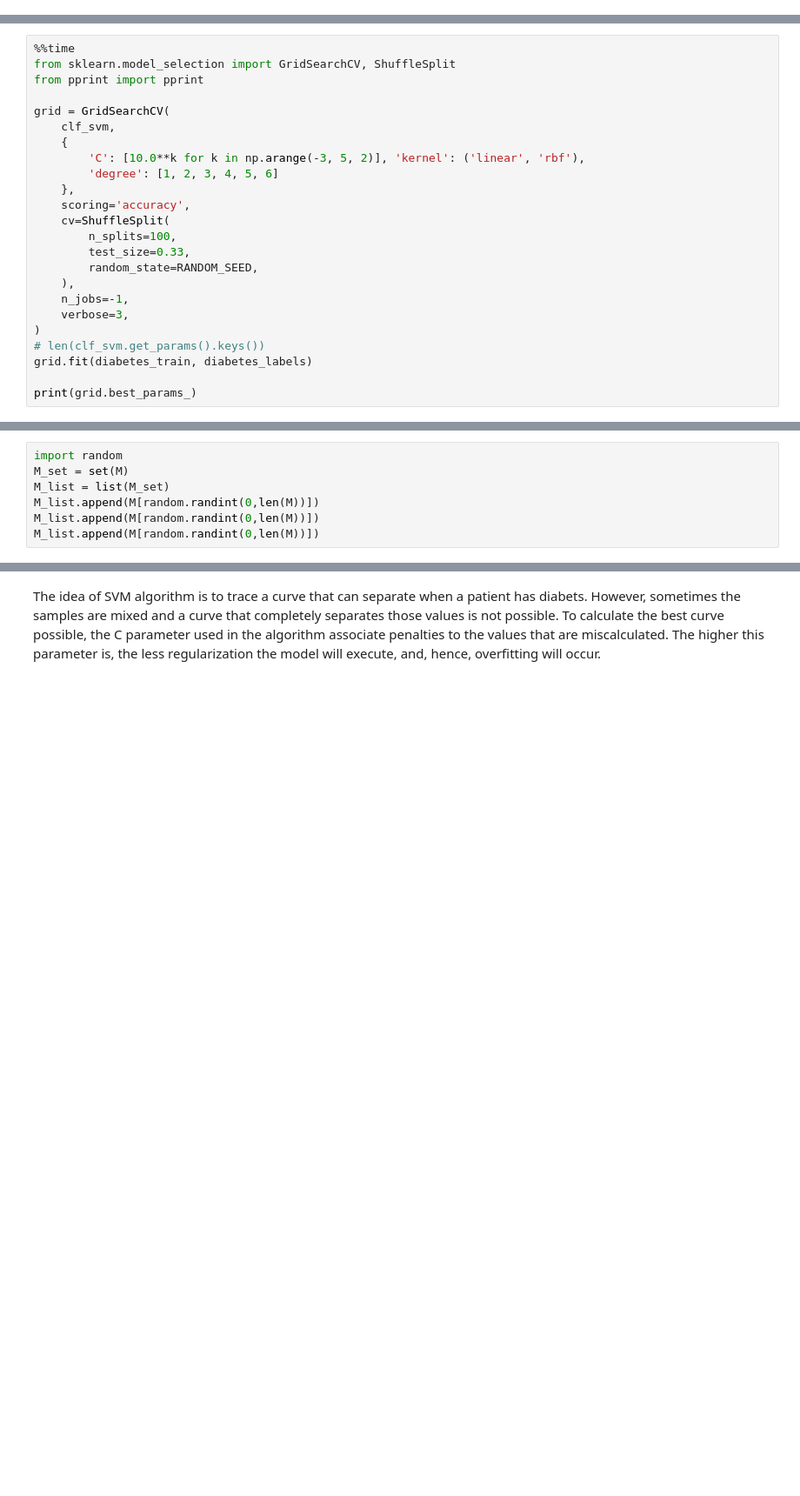
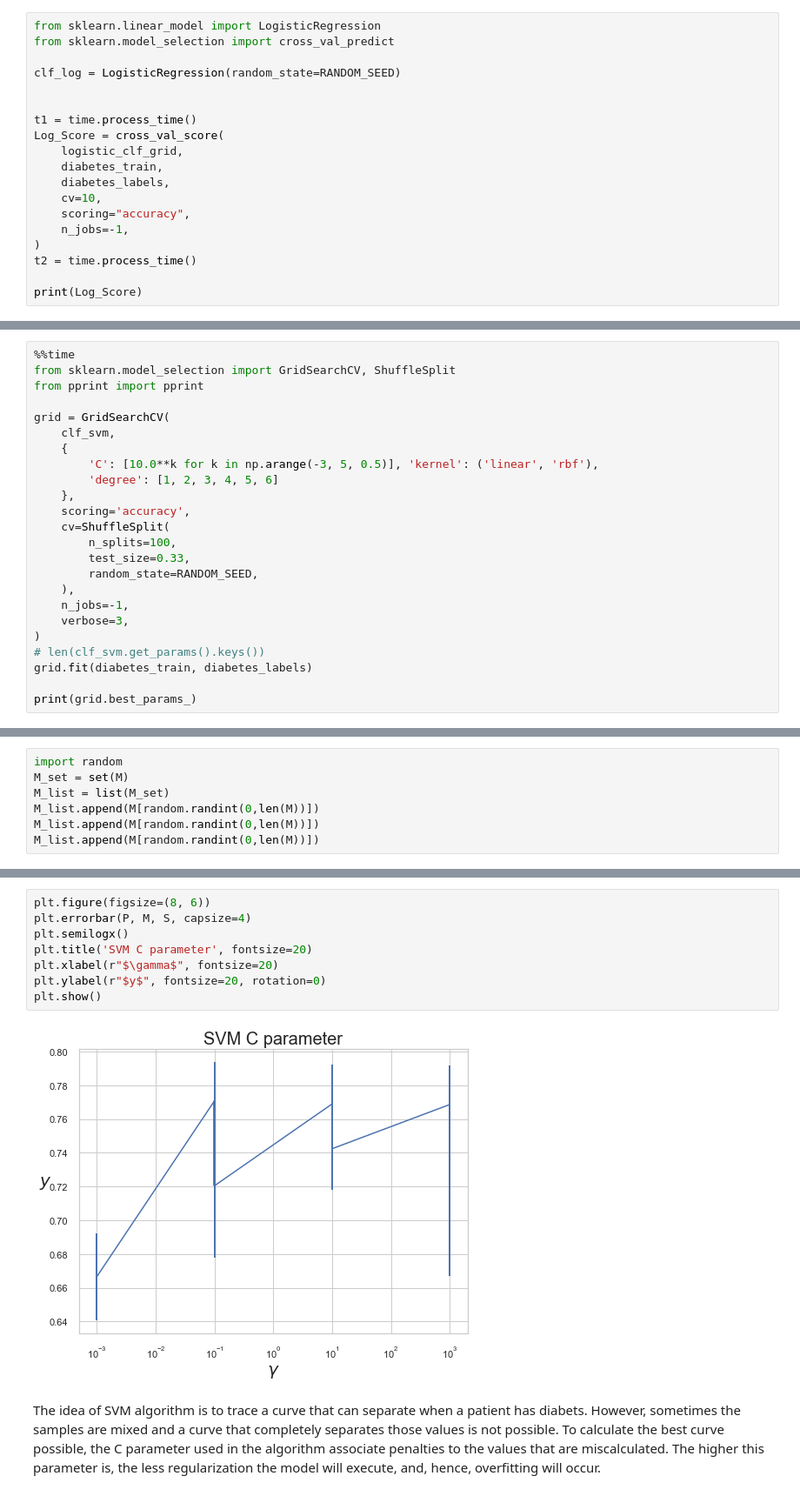
Before and after one commit to MatFreitas/diabetes-predictor, a Jupyter notebook: Projeto .ipynb, the cells around one changed output, grey strips where cells are left out. Shown at 87% size. Cells and saved outputs as stored; diff of their text form; blank space fills up the shorter version.

```diff
--- a/Projeto .ipynb
+++ b/Projeto .ipynb
@@ -487,0 +673,19 @@ logistic_clf_grid.best_params_
+# %%
+from sklearn.linear_model import LogisticRegression
+from sklearn.model_selection import cross_val_predict
+
+clf_log = LogisticRegression(random_state=RANDOM_SEED)
+
+
+t1 = time.process_time()
+Log_Score = cross_val_score(
+    logistic_clf_grid,
+    diabetes_train,
+    diabetes_labels,
+    cv=10,
+    scoring="accuracy",
+    n_jobs=-1,
+)
+t2 = time.process_time()
+
+print(Log_Score)
@@ -537,7 +759,7 @@ from pprint import pprint
 grid = GridSearchCV(
     clf_svm,
     {
-        'C': [10.0**k for k in np.arange(-3, 5, 2)], 'kernel': ('linear', 'rbf'),
+        'C': [10.0**k for k in np.arange(-3, 5, 0.5)], 'kernel': ('linear', 'rbf'),
         'degree': [1, 2, 3, 4, 5, 6]
     },
     scoring='accuracy',
@@ -583,3 +831,13 @@ len(M_list)
+# %%
+plt.figure(figsize=(8, 6))
+plt.errorbar(P, M, S, capsize=4)
+plt.semilogx()
+plt.title('SVM C parameter', fontsize=20)
+plt.xlabel(r"$\gamma$", fontsize=20)
+plt.ylabel(r"$y$", fontsize=20, rotation=0)
+plt.show()
+# %% [output]
+[figure, added]
 # %% [markdown]
 The idea of SVM algorithm is to trace a curve that can separate when a patient has diabets. However, sometimes the samples are mixed and a curve that completely separates those values is not possible. To calculate the best curve possible, the C parameter used in the algorithm associate penalties to the values that are miscalculated. The higher this parameter is, the less regularization the model will execute, and, hence, overfitting will occur.
 # %% [markdown]
```
Also changed, not shown: parts of 55 cells of this notebook.
